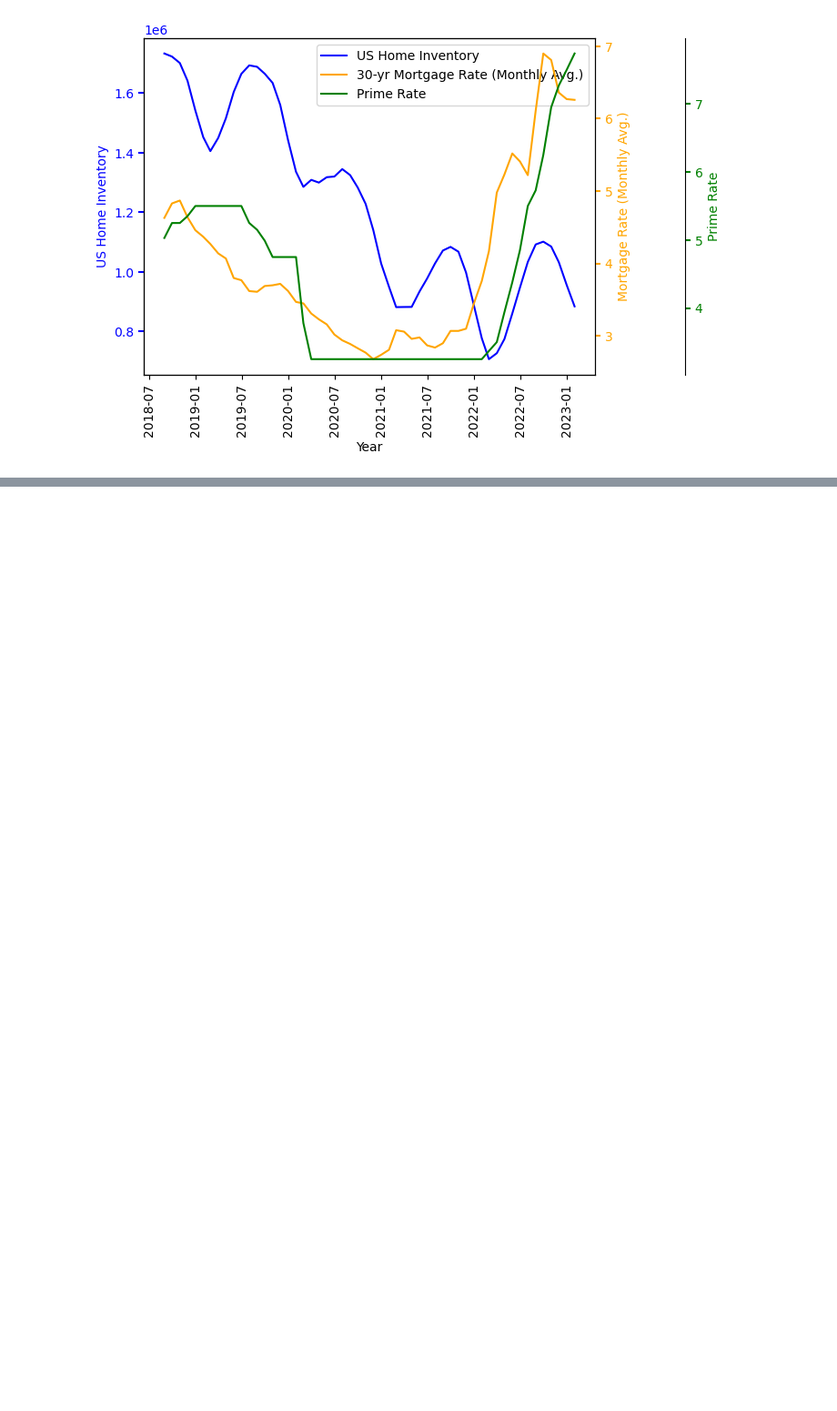
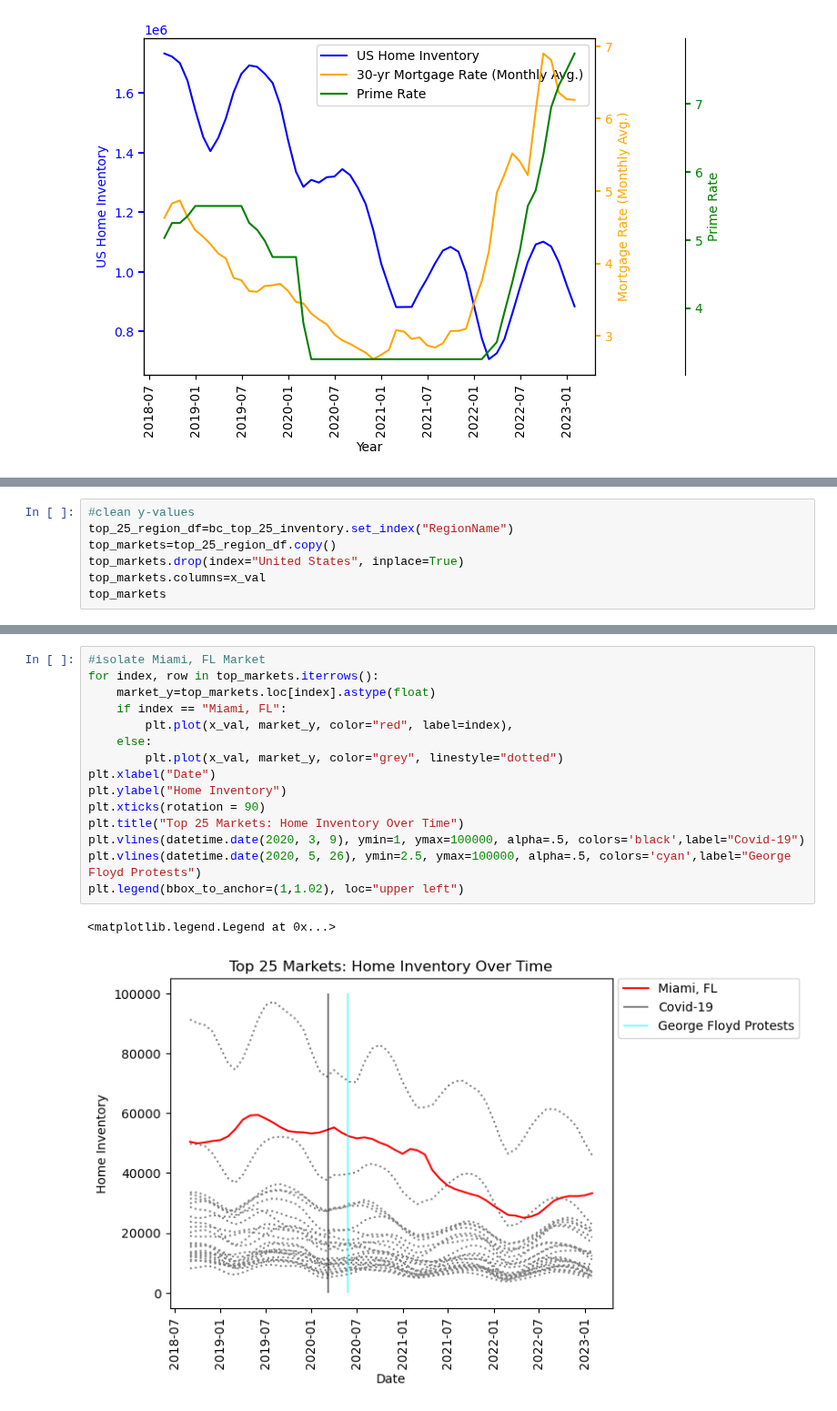
Before and after one commit to ceramicbull/Project-1-Repo, a Jupyter notebook: bens_analysis/For Sale Inventory.ipynb, the cells around one changed output, grey strips where cells are left out. Shown at 91% size. Saved outputs shown, nothing was run; the diff lists cells and outputs as text; blank space fills up the shorter version.

```diff
--- a/bens_analysis/For Sale Inventory.ipynb
+++ b/bens_analysis/For Sale Inventory.ipynb
@@ -308,3 +310,10 @@ plt.legend()
 # %% [output]
 <matplotlib.legend.Legend at 0x...>
 [figure]
+# %%
+#clean y-values
+top_25_region_df=bc_top_25_inventory.set_index("RegionName")
+top_markets=top_25_region_df.copy()
+top_markets.drop(index="United States", inplace=True)
+top_markets.columns=x_val
+top_markets
@@ -310,0 +340,18 @@ plt.legend()
+# %%
+#isolate Miami, FL Market
+for index, row in top_markets.iterrows():
+    market_y=top_markets.loc[index].astype(float)
+    if index == "Miami, FL":
+        plt.plot(x_val, market_y, color="red", label=index),
+    else:
+        plt.plot(x_val, market_y, color="grey", linestyle="dotted")
+plt.xlabel("Date")
+plt.ylabel("Home Inventory")
+plt.xticks(rotation = 90)
+plt.title("Top 25 Markets: Home Inventory Over Time")
+plt.vlines(datetime.date(2020, 3, 9), ymin=1, ymax=100000, alpha=.5, colors='black',label="Covid-19")
+plt.vlines(datetime.date(2020, 5, 26), ymin=2.5, ymax=100000, alpha=.5, colors='cyan',label="George Floyd Protests")
+plt.legend(bbox_to_anchor=(1,1.02), loc="upper left")
+# %% [output]
+<matplotlib.legend.Legend at 0x...>
+[figure, added]
```
Also changed, not shown: parts of 4 cells of this notebook, 1 other file.
